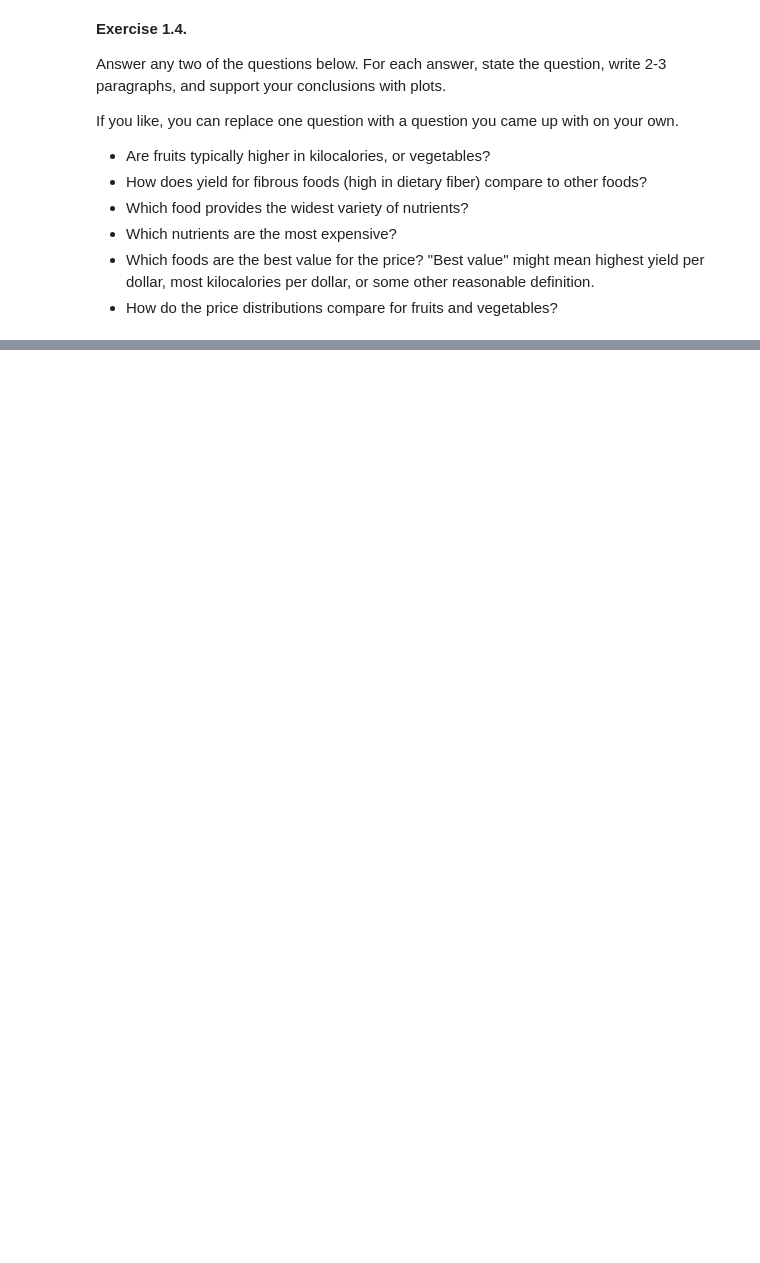
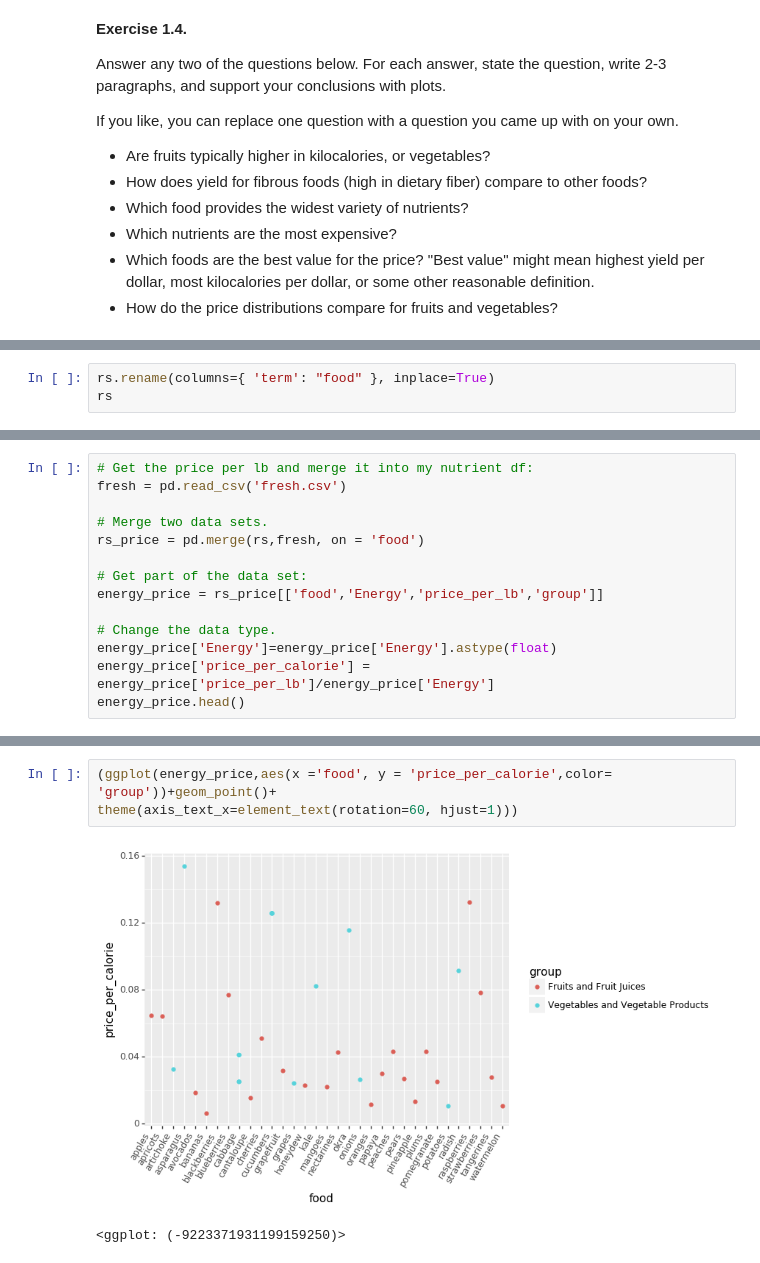
Before and after one commit to RyanYin04/python, a Jupyter notebook: assignment-3-RyanYin04/hw3.ipynb, the cells around one changed output, grey strips where cells are left out. Drawn from its saved outputs; the diff is of its cells as text; blank space fills up the shorter version.

```diff
--- a/assignment-3-RyanYin04/hw3.ipynb
+++ b/assignment-3-RyanYin04/hw3.ipynb
@@ -203,0 +451,3 @@ Answer any two of the questions below. For each answer, state the question, writ
+# %%
+rs.rename(columns={ 'term': "food" }, inplace=True)
+rs
@@ -203,0 +473,14 @@ Answer any two of the questions below. For each answer, state the question, writ
+# %%
+# Get the price per lb and merge it into my nutrient df:
+fresh = pd.read_csv('fresh.csv')
+
+# Merge two data sets.
+rs_price = pd.merge(rs,fresh, on = 'food')
+
+# Get part of the data set:
+energy_price = rs_price[['food','Energy','price_per_lb','group']]
+
+# Change the data type.
+energy_price['Energy']=energy_price['Energy'].astype(float)
+energy_price['price_per_calorie'] = energy_price['price_per_lb']/energy_price['Energy']
+energy_price.head()
@@ -203,0 +504,6 @@ Answer any two of the questions below. For each answer, state the question, writ
+# %%
+(ggplot(energy_price,aes(x ='food', y = 'price_per_calorie',color= 'group'))+geom_point()+
+theme(axis_text_x=element_text(rotation=60, hjust=1)))
+# %% [output]
+[figure, added]
+<ggplot: (-9223371931199159250)>
```
Also changed, not shown: parts of 22 cells of this notebook, 1 other file.
